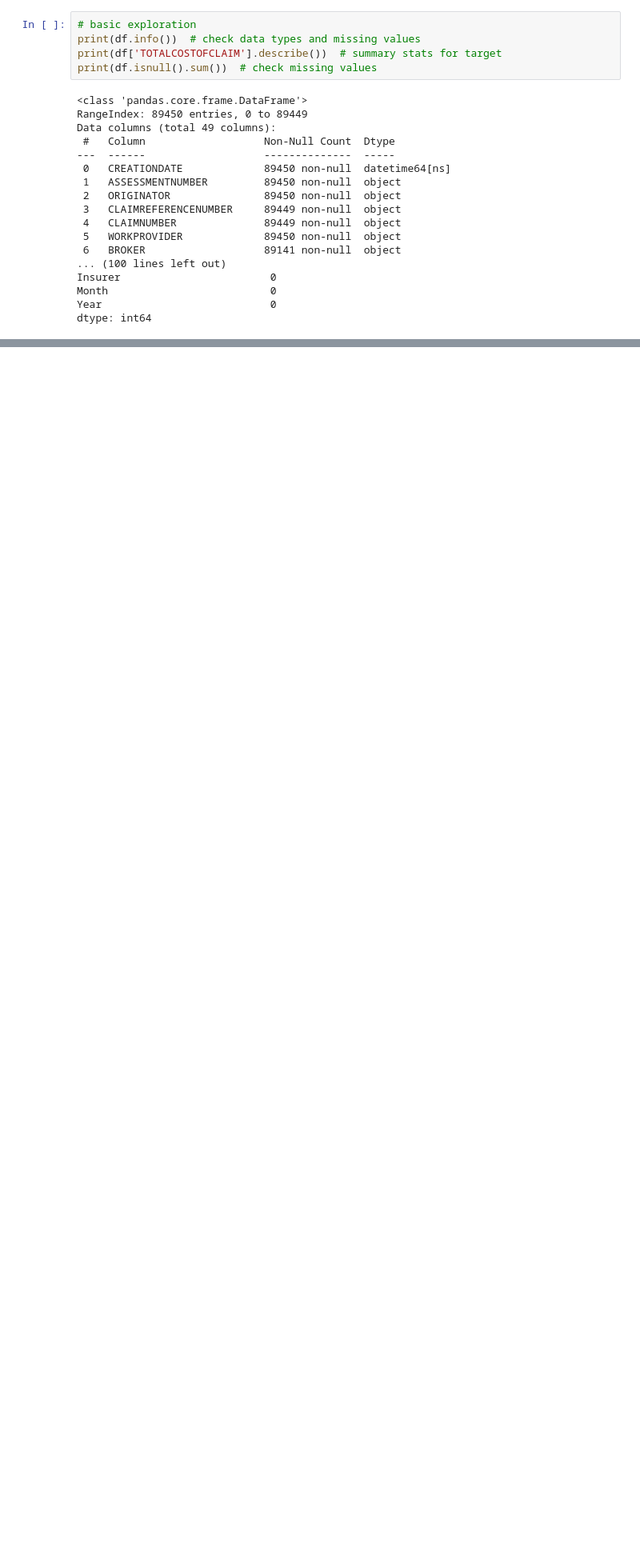
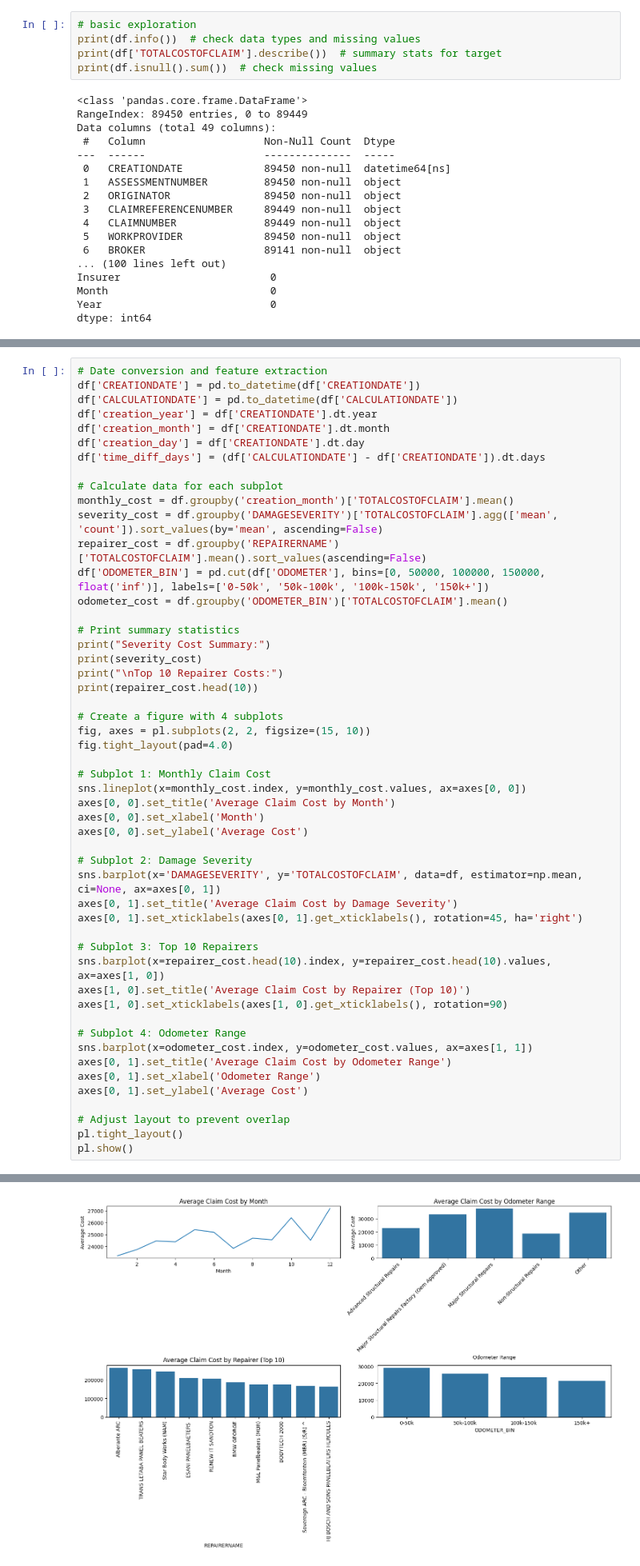
Before and after one commit to Catalyst365/machine-learning, a Jupyter notebook: regression_insurance_claims.ipynb, the cells around one changed output, grey strips where cells are left out. Shown at 80% size. Saved outputs shown, nothing was run; the diff lists cells and outputs as text; blank space fills up the shorter version.

```diff
--- a/regression_insurance_claims.ipynb
+++ b/regression_insurance_claims.ipynb
@@ -142,0 +68,52 @@ pl.show()
+# %%
+# Date conversion and feature extraction
+df['CREATIONDATE'] = pd.to_datetime(df['CREATIONDATE'])
+df['CALCULATIONDATE'] = pd.to_datetime(df['CALCULATIONDATE'])
+df['creation_year'] = df['CREATIONDATE'].dt.year
+df['creation_month'] = df['CREATIONDATE'].dt.month
+df['creation_day'] = df['CREATIONDATE'].dt.day
+df['time_diff_days'] = (df['CALCULATIONDATE'] - df['CREATIONDATE']).dt.days
+
+# Calculate data for each subplot
+monthly_cost = df.groupby('creation_month')['TOTALCOSTOFCLAIM'].mean()
+severity_cost = df.groupby('DAMAGESEVERITY')['TOTALCOSTOFCLAIM'].agg(['mean', 'count']).sort_values(by='mean', ascending=False)
+repairer_cost = df.groupby('REPAIRERNAME')['TOTALCOSTOFCLAIM'].mean().sort_values(ascending=False)
+df['ODOMETER_BIN'] = pd.cut(df['ODOMETER'], bins=[0, 50000, 100000, 150000, float('inf')], labels=['0-50k', '50k-100k', '100k-150k', '150k+'])
+odometer_cost = df.groupby('ODOMETER_BIN')['TOTALCOSTOFCLAIM'].mean()
+
+# Print summary statistics
+print("Severity Cost Summary:")
+print(severity_cost)
+print("\nTop 10 Repairer Costs:")
+print(repairer_cost.head(10))
+
+# Create a figure with 4 subplots
+fig, axes = pl.subplots(2, 2, figsize=(15, 10))
+fig.tight_layout(pad=4.0)
+
+# Subplot 1: Monthly Claim Cost
+sns.lineplot(x=monthly_cost.index, y=monthly_cost.values, ax=axes[0, 0])
+axes[0, 0].set_title('Average Claim Cost by Month')
+axes[0, 0].set_xlabel('Month')
+axes[0, 0].set_ylabel('Average Cost')
+
+# Subplot 2: Damage Severity
+sns.barplot(x='DAMAGESEVERITY', y='TOTALCOSTOFCLAIM', data=df, estimator=np.mean, ci=None, ax=axes[0, 1])
+axes[0, 1].set_title('Average Claim Cost by Damage Severity')
+axes[0, 1].set_xticklabels(axes[0, 1].get_xticklabels(), rotation=45, ha='right')
+
+# Subplot 3: Top 10 Repairers
+sns.barplot(x=repairer_cost.head(10).index, y=repairer_cost.head(10).values, ax=axes[1, 0])
+axes[1, 0].set_title('Average Claim Cost by Repairer (Top 10)')
+axes[1, 0].set_xticklabels(axes[1, 0].get_xticklabels(), rotation=90)
+
+# Subplot 4: Odometer Range
+sns.barplot(x=odometer_cost.index, y=odometer_cost.values, ax=axes[1, 1])
+axes[0, 1].set_title('Average Claim Cost by Odometer Range')
+axes[0, 1].set_xlabel('Odometer Range')
+axes[0, 1].set_ylabel('Average Cost')
+
+# Adjust layout to prevent overlap
+pl.tight_layout()
+pl.show()
+# %% [output]
@@ -143,3 +140,4 @@ pl.show()
+[figure, added]
 # %%
 numerical_cols = df.select_dtypes(include=['float64', 'int64']).columns
 correlations = df[numerical_cols].corrwith(df['TOTALCOSTOFCLAIM']).sort_values(ascending=False)
```
Also changed, not shown: parts of 6 cells of this notebook.
